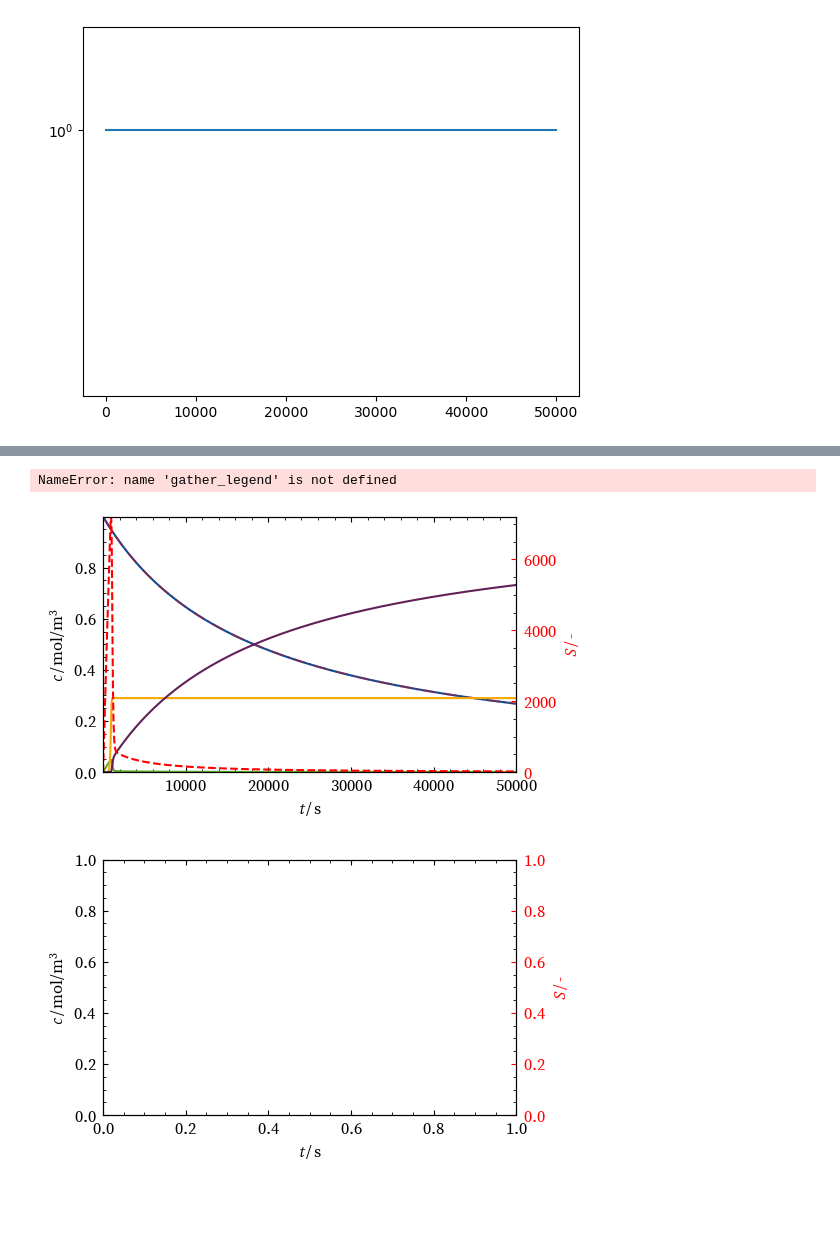
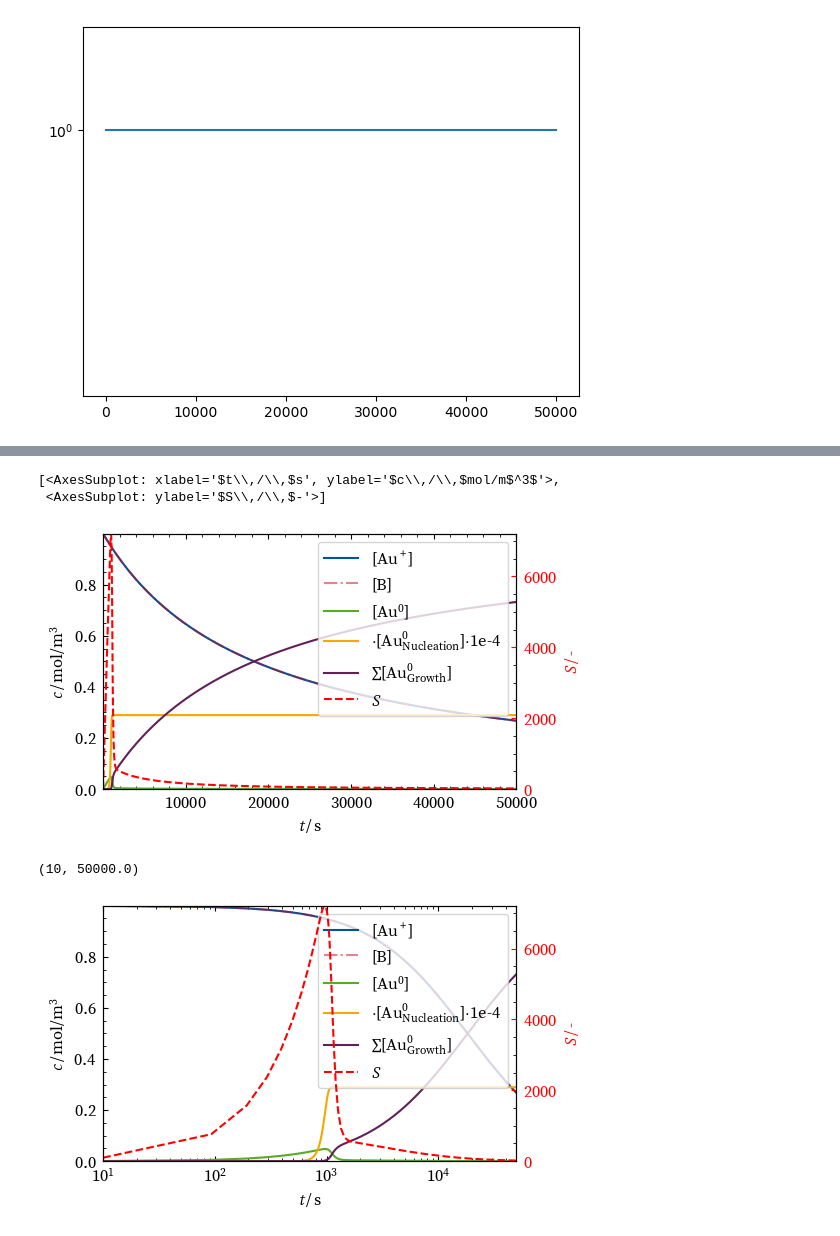
Before and after one commit to BenjaminMD/nifty-nucleation, a Jupyter notebook: Demonstration.ipynb, the cells around one changed output, grey strips where cells are left out. Drawn from its saved outputs; the diff is of its cells as text; code cells hidden in the pictures; blank space fills up the shorter version.

Commit message:
plotting overhaul

```diff
--- a/Demonstration.ipynb
+++ b/Demonstration.ipynb
@@ -45,45 +48,62 @@ plt.yscale('symlog', linthresh=1.0)
+# %%
+from plots import plot_defaults, time_vs_concentration, time_vs_saturation, number_vs_size, number_vs_size_scatter, time_vs_variance, create_basic_plot, ctwinx, create_dual_plot, gather_legend
+from plots.plot_manager import Plot, PlotManager
+from glob import glob
+
+
+def time_conc_sat_plot(df, plot):
+    fig, ax_main, ax_right = create_dual_plot(
+            plot.axlabels['time'],
+            plot.axlabels['conc'],
+            plot.axlabels['sat'],
+            'red')
+
+    ax_main = time_vs_concentration(df, ax_main)
+    ax_right = time_vs_saturation(df, ax_right, 'red')
+    handles, labels = gather_legend([ax_main, ax_right])
+    ax_main.legend(handles, labels, loc='upper right')
+
+    plot.axs = [ax_main, ax_right]
+    return plot
+
+
+
+
+filepath = glob('./results/*/*5')[-1]
+folder = '/'.join(filepath.split('/')[:-1])
+df = read_results(filepath)
+
+
+t_vs_c = Plot('Time-Dependent Concentration and Saturation', 'time', 'conc', func=time_conc_sat_plot)
+t_vs_c.func(df, t_vs_c)
+
+t_vs_c.axs
+# %% [output]
+[<AxesSubplot: xlabel='$t\\,/\\,$s', ylabel='$c\\,/\\,$mol/m$^3$'>,
+ <AxesSubplot: ylabel='$S\\,/\\,$-'>]
+[figure, added]
 # %%
 from plots import plot_defaults, time_vs_concentration, time_vs_saturation, number_vs_size, number_vs_size_scatter, time_vs_variance, create_basic_plot, ctwinx, create_dual_plot, gather_legend
 from rsc import read_results
 from glob import glob
 import numpy as np
 
 df = read_results(glob('./results/*/*5')[-1])
 
-
 axlabels = {
         'time': '$t\,/\,$s',
         'radius': '$r\,/\,$m',
         'conc': '$c\,/\,$mol/m$^3$',
         'sat': '$S\,/\,$-',
     }
 
-
-
-plot_func = [time_vs_concentration, time_vs_saturation, number_vs_size, number_vs_size_scatter, time_vs_variance]
-
-fig, ax_main = create_basic_plot(axlabels['time'], axlabels['conc'])
-ax_right = ctwinx(ax_main, 'red', axlabels['sat'])
-
-time_vs_concentration(df, ax_main)
-time_vs_saturation(df, ax_right, 'red')
-
-
-
-create_dual_plot(axlabels['time'], axlabels['conc'], axlabels['sat'])
-
-
-
-
-axs = [ax_main, ax_right]
-
-gather_legend(axs)
-
+fig, ax_main, ax_right = create_dual_plot(axlabels['time'], axlabels['conc'], axlabels['sat'], 'red')
+ax_main = time_vs_concentration(df, ax_main)
+ax_right = time_vs_saturation(df, ax_right, 'red')
+handles, labels = gather_legend([ax_main, ax_right])
 ax_main.legend(handles, labels, loc='upper right')
-
-
-# function for this dual figure
+ax_main.set_xscale('log')
+ax_main.set_xlim(10, 5e4)
 # %% [output]
-NameError: name 'gather_legend' is not defined
+(10, 50000.0)
-[figure, old version]
+[figure, new version]
-[figure, removed]
```
Also changed, not shown: parts of 6 cells of this notebook, 7 other files.
